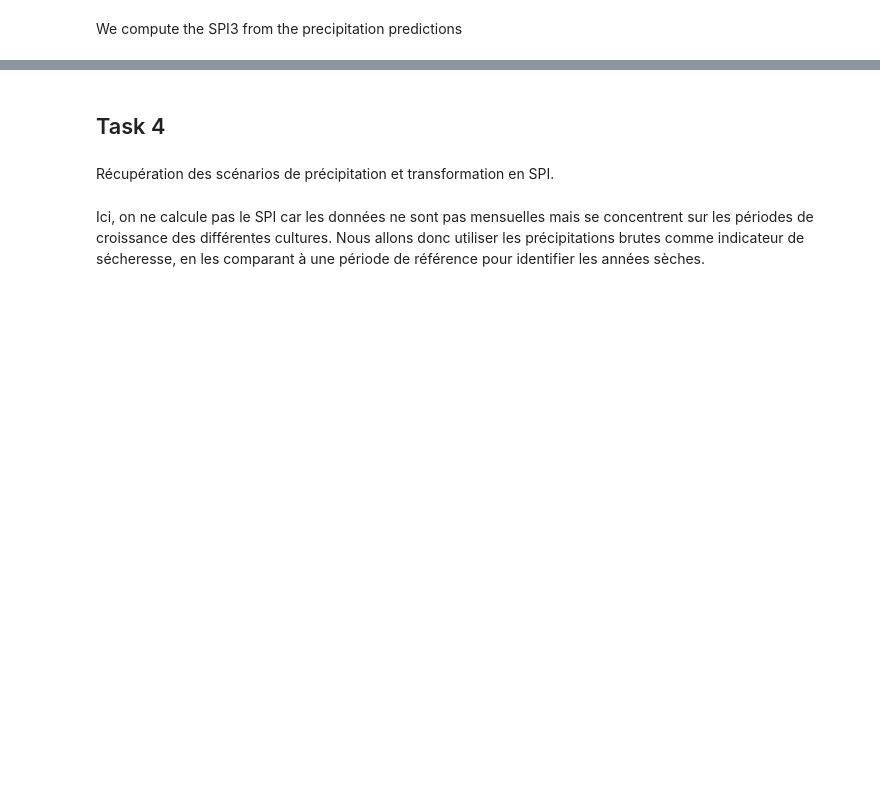
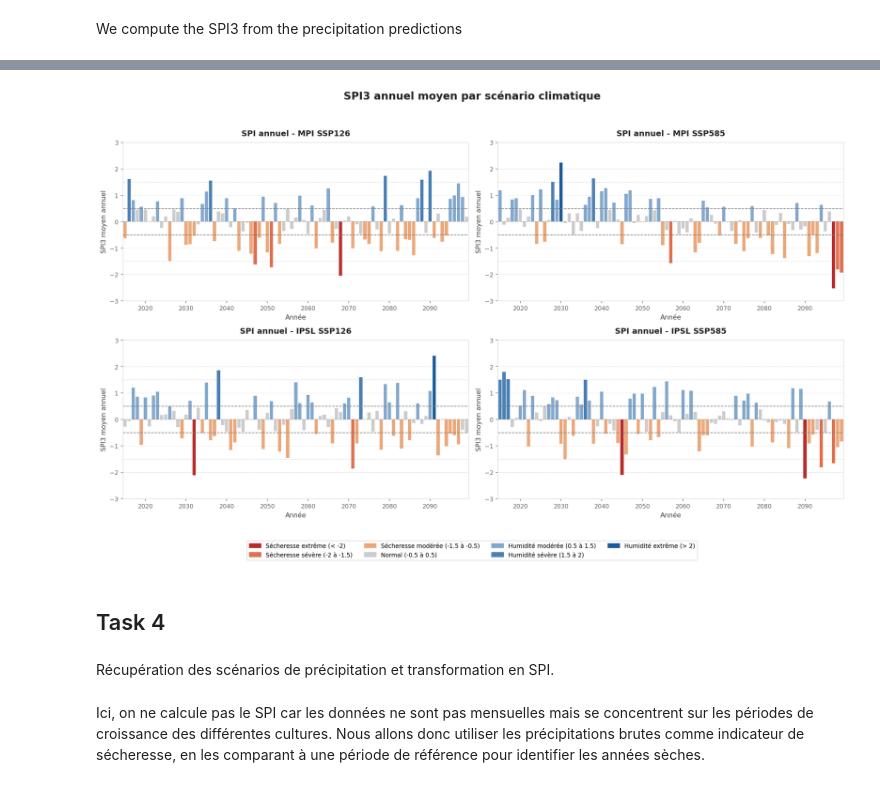
Before and after one commit to lochardi/GreenFinance, a Jupyter notebook: main.ipynb, the cells around one changed output, grey strips where cells are left out. Drawn from its saved outputs; the diff is of its cells as text; code cells hidden in the pictures; blank space fills up the shorter version.

```diff
--- a/main.ipynb
+++ b/main.ipynb
@@ -756,3 +851,94 @@ print(SPI_ipsl_ssp126_index.head(10))
+# %%
+# Catégories SPI (OMM)
+BINS = [-np.inf, -2.0, -1.5, -0.5, 0.5, 1.5, 2.0, np.inf]
+COLORS = ["#B72D2D", "#E07050", "#ECA87A", "#CCCCCC", "#83A8CC", "#4A80B4", "#1B5C99"]
+LABELS = [
+    "Sécheresse extrême (< -2)",
+    "Sécheresse sévère (-2 à -1.5)",
+    "Sécheresse modérée (-1.5 à -0.5)",
+    "Normal (-0.5 à 0.5)",
+    "Humidité modérée (0.5 à 1.5)",
+    "Humidité sévère (1.5 à 2)",
+    "Humidité extrême (> 2)",
+]
+
+def couleur_spi(valeur):
+    for i in range(len(BINS) - 1):
+        if BINS[i] <= valeur < BINS[i + 1]:
+            return COLORS[i]
+    return COLORS[3]
+
+def plot_spi_panel(ax, df, title, start_year=2015):
+    # Copie + filtre
+    df_plot = df.copy()
+    df_plot = df_plot[df_plot["date"] >= start_year].copy()
+
+    # Couleurs alignées sur les données filtrées
+    bar_colors = [couleur_spi(v) for v in df_plot["SPI"]]
+
+    # Fond
+    ax.set_facecolor("white")
+
+    # Barres
+    ax.bar(
+        df_plot["date"],
+        df_plot["SPI"],
+        color=bar_colors,
+        width=0.8,
+        linewidth=0
+    )
+
+    # Seuils dry/wet
+    ax.axhline(y=0.5, color='gray', linestyle='--', linewidth=1)
+    ax.axhline(y=-0.5, color='gray', linestyle='--', linewidth=1)
+
+    # Ligne zéro + seuils supplémentaires
+    ax.axhline(0, color="#888888", linewidth=0.8, linestyle="--", alpha=0.7)
+    for seuil, ls in [(-1, ":"), (-1.5, "-."), (-2, "--"), (1, ":"), (1.5, "-."), (2, "--")]:
+        ax.axhline(seuil, color="#888888", linewidth=0.5, linestyle=ls, alpha=0.4)
+
+    # Axes
+    ax.set_xlim(df_plot["date"].min() - 0.5, df_plot["date"].max() + 0.5)
+    ax.set_ylim(-3, 3)
+
+    ticks = df_plot["date"].unique()
+    ticks_15y = ticks[ticks % 10 == 0]
+    ax.set_xticks(ticks_15y)
+
+    ax.set_xlabel("Année", fontsize=10, color="#444")
+    ax.set_ylabel("SPI3 moyen annuel", fontsize=10, color="#444")
+    ax.set_title(title, fontsize=12, fontweight="bold", pad=10, color="#222")
+
+    ax.tick_params(colors="#666", labelsize=9)
+    for spine in ax.spines.values():
+        spine.set_edgecolor("#dddddd")
+
+# Figure 2x2
+fig, axes = plt.subplots(2, 2, figsize=(16, 10), dpi=DPI)
+fig.patch.set_facecolor("white")
+
+plot_spi_panel(axes[0, 0], SPI_mpi_ssp126_index, "SPI annuel - MPI SSP126")
+plot_spi_panel(axes[0, 1], SPI_mpi_ssp585_index, "SPI annuel - MPI SSP585")
+plot_spi_panel(axes[1, 0], SPI_ipsl_ssp126_index, "SPI annuel - IPSL SSP126")
+plot_spi_panel(axes[1, 1], SPI_ipsl_ssp585_index, "SPI annuel - IPSL SSP585")
+
+# Légende unique pour toute la figure
+patches = [mpatches.Patch(color=c, label=l) for c, l in zip(COLORS, LABELS)]
+fig.legend(
+    handles=patches,
+    loc="lower center",
+    fontsize=9,
+    framealpha=0.95,
+    edgecolor="#dddddd",
+    ncol=4,
+    bbox_to_anchor=(0.5, -0.02)
+)
+
+fig.suptitle("SPI3 annuel moyen par scénario climatique", fontsize=16, fontweight="bold", color="#222")
+plt.tight_layout(rect=[0, 0.06, 1, 0.95])
+plt.show()
+# %% [output]
+[figure, added]
 # %% [markdown]
 ## Task 4
 # %% [markdown]
```
Also changed, not shown: parts of 15 cells of this notebook.
